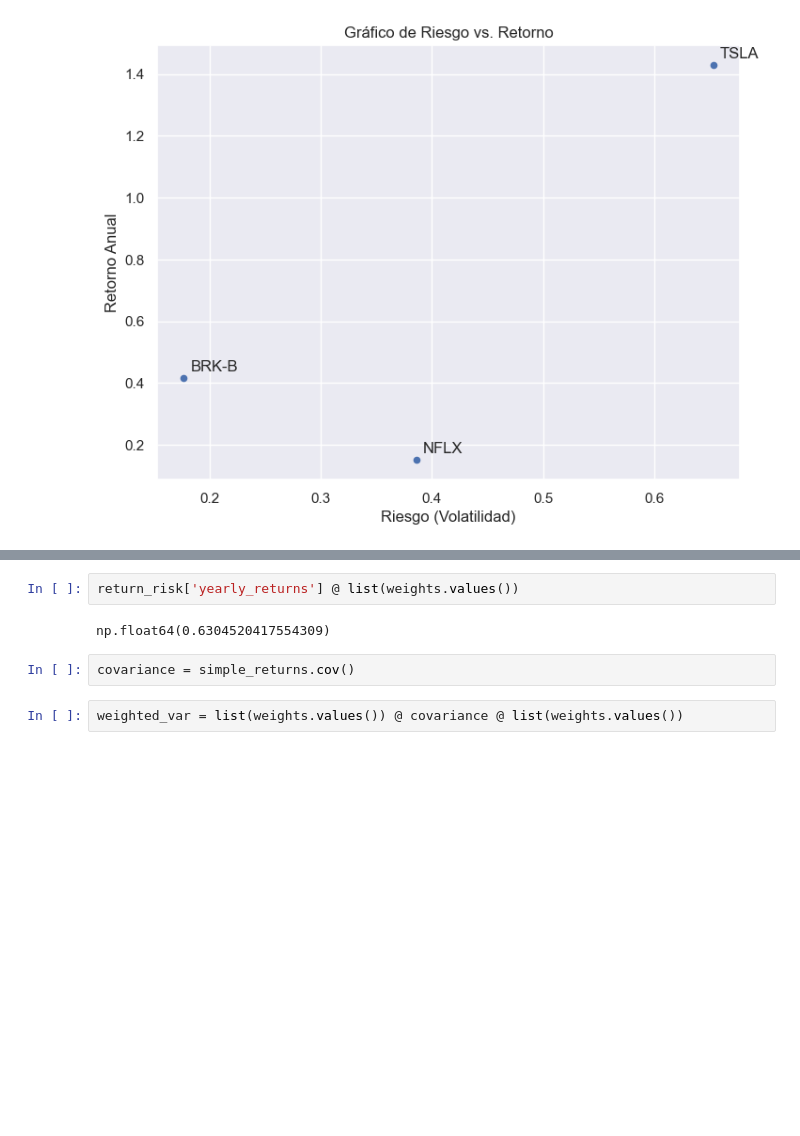
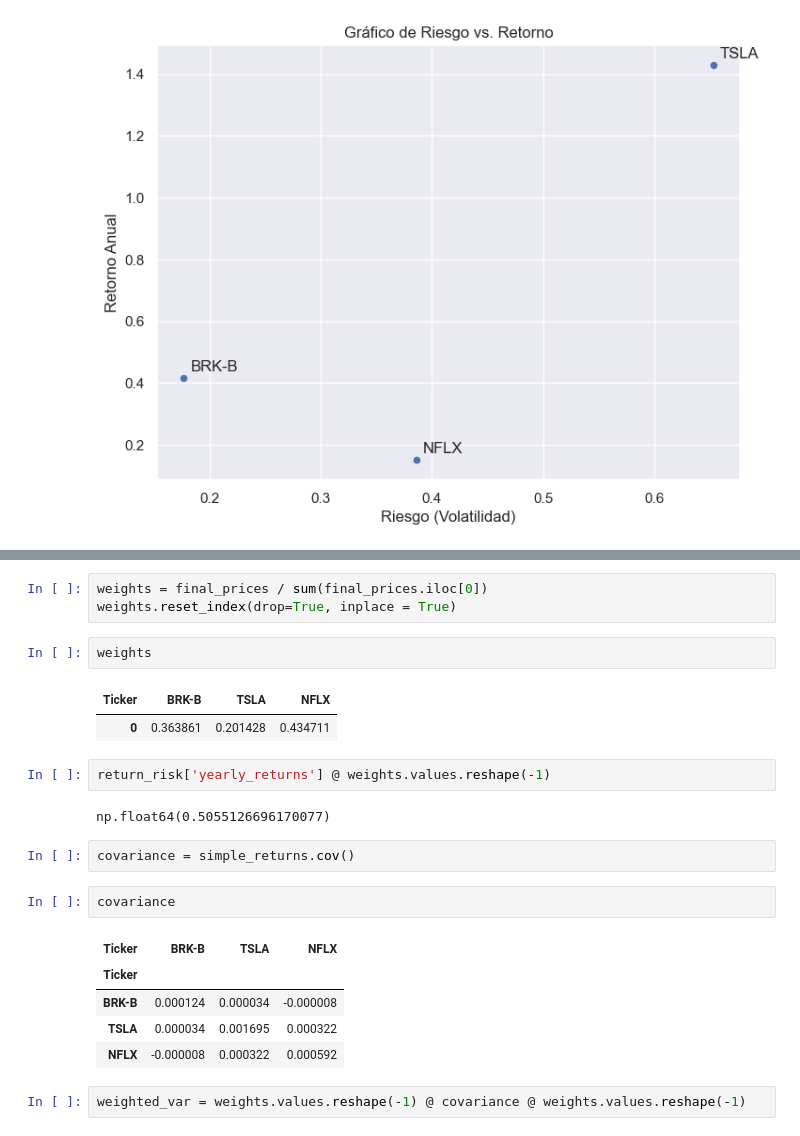
Before and after one commit to DaveQuant/Mathematical-Models-For-Pricing-Options, a Jupyter notebook: portfolio_2.ipynb, the cells around one changed output, grey strips where cells are left out. Cells and saved outputs as stored; diff of their text form; blank space fills up the shorter version.

Commit message:
weight's correction

```diff
--- a/portfolio_2.ipynb
+++ b/portfolio_2.ipynb
@@ -147,11 +162,27 @@ weights = {x : y/sum(shares.values()) for x, y in shares.items()}
+# %%
+weights = final_prices / sum(final_prices.iloc[0])
+weights.reset_index(drop=True, inplace = True)
+# %%
+weights
+# %% [output]
+| Ticker | BRK-B | TSLA | NFLX |
+| 0 | 0.363861 | 0.201428 | 0.434711 |
 # %%
-return_risk['yearly_returns'] @ list(weights.values())
+return_risk['yearly_returns'] @ weights.values.reshape(-1)
 # %% [output]
-np.float64(0.6304520417554309)
+np.float64(0.5055126696170077)
 # %%
 covariance = simple_returns.cov()
+# %%
+covariance
+# %% [output]
+| Ticker | BRK-B | TSLA | NFLX |
+| Ticker |  |  |  |
+| BRK-B | 0.000124 | 0.000034 | -0.000008 |
+| TSLA | 0.000034 | 0.001695 | 0.000322 |
+| NFLX | -0.000008 | 0.000322 | 0.000592 |
 # %%
-weighted_var = list(weights.values()) @ covariance @ list(weights.values())
+weighted_var = weights.values.reshape(-1) @ covariance @ weights.values.reshape(-1)
 # %%
 np.sqrt(weighted_var)
 # %% [output]
```
Also changed, not shown: parts of 16 cells of this notebook.
